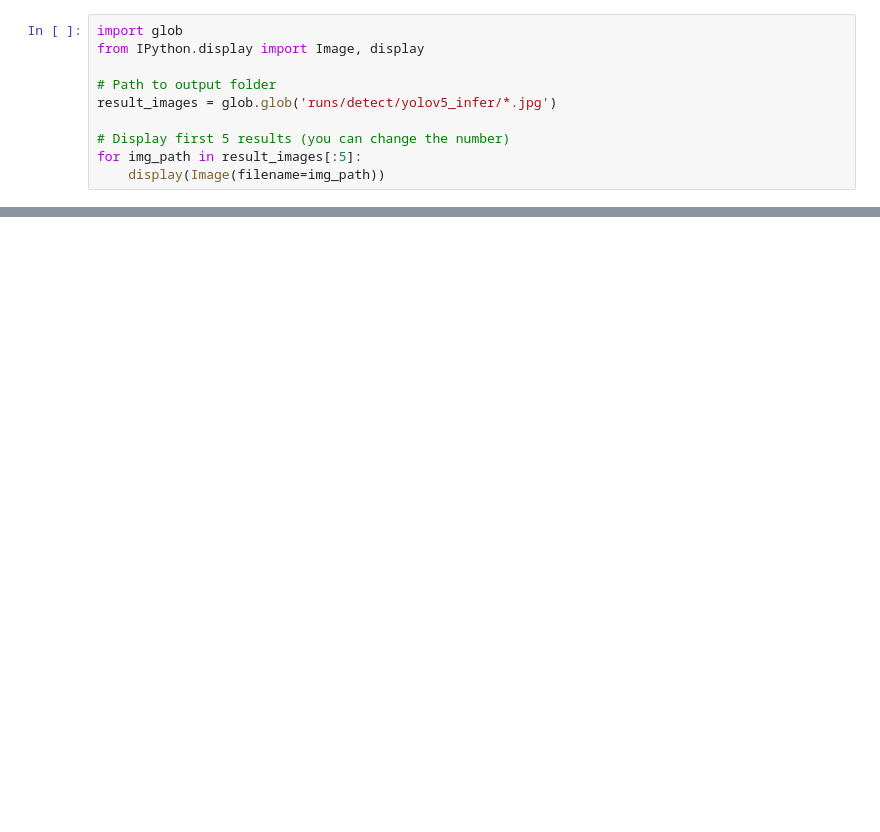
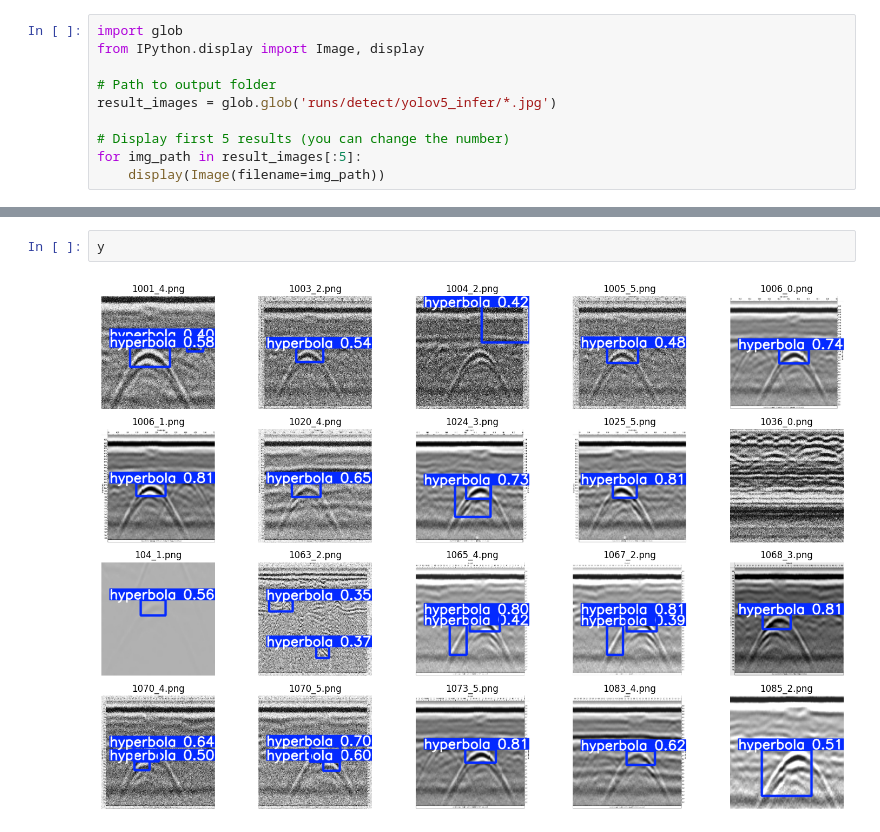
Before and after one commit to zhn66776/GPR_YOLO, a Jupyter notebook: yolov5_model.ipynb, the cells around one changed output, grey strips where cells are left out. Saved outputs shown, nothing was run; the diff lists cells and outputs as text; blank space fills up the shorter version.

```diff
--- a/yolov5_model.ipynb
+++ b/yolov5_model.ipynb
@@ -298,0 +302,4 @@ mAP@0.5:0.95: 0.087
+# %%
+y
+# %% [output]
+[figure, added]
```
Also changed, not shown: parts of 17 cells of this notebook.
